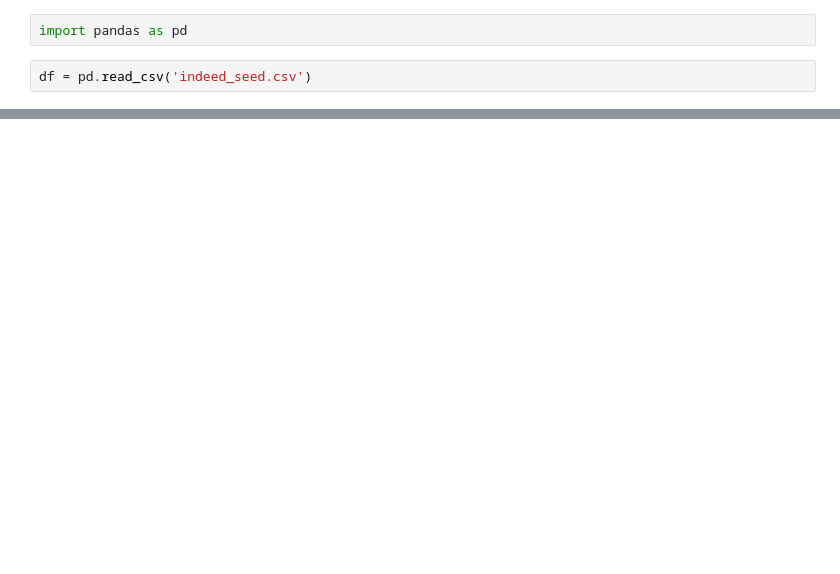
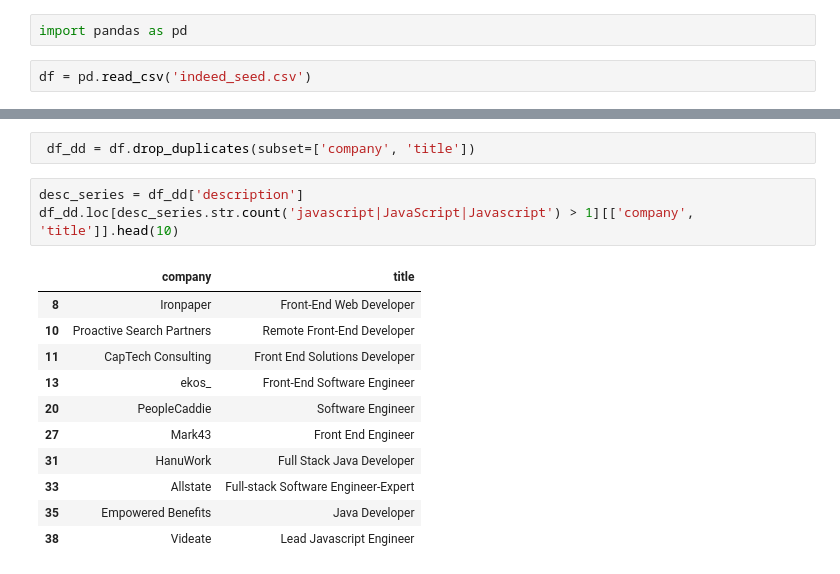
Before and after one commit to ColeRutledge/indeed_scraping, a Jupyter notebook: indeed_seed.ipynb, the cells around one changed output, grey strips where cells are left out. Cells and saved outputs as stored; diff of their text form; blank space fills up the shorter version.

```diff
--- a/indeed_seed.ipynb
+++ b/indeed_seed.ipynb
@@ -24,0 +55,17 @@ df.head(50)
+# %%
+ df_dd = df.drop_duplicates(subset=['company', 'title'])
+# %%
+desc_series = df_dd['description']
+df_dd.loc[desc_series.str.count('javascript|JavaScript|Javascript') > 1][['company', 'title']].head(10)
+# %% [output]
+|  | company | title |
+| 8 | Ironpaper | Front-End Web Developer |
+| 10 | Proactive Search Partners | Remote Front-End Developer |
+| 11 | CapTech Consulting | Front End Solutions Developer |
+| 13 | ekos_ | Front-End Software Engineer |
+| 20 | PeopleCaddie | Software Engineer |
+| 27 | Mark43 | Front End Engineer |
+| 31 | HanuWork | Full Stack Java Developer |
+| 33 | Allstate | Full-stack Software Engineer-Expert |
+| 35 | Empowered Benefits | Java Developer |
+| 38 | Videate | Lead Javascript Engineer |
```
Also changed, not shown: parts of 11 cells of this notebook, 1 other file.
